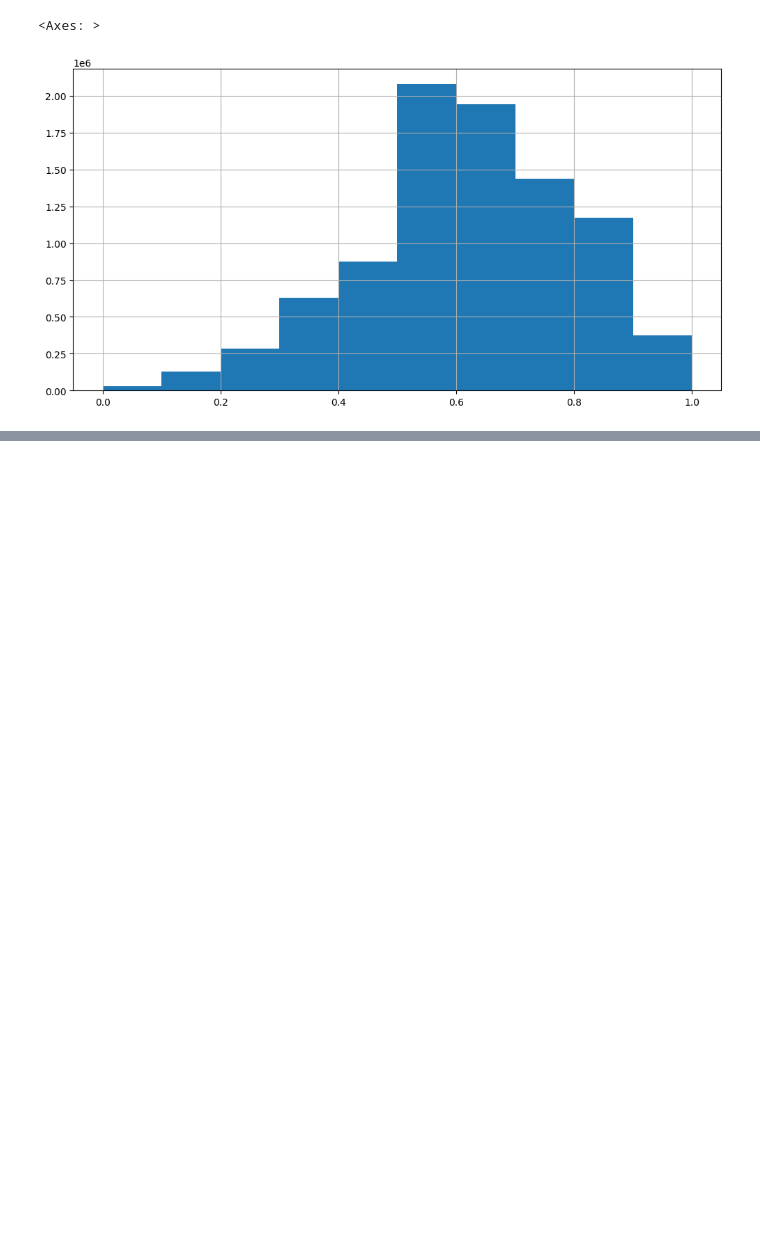
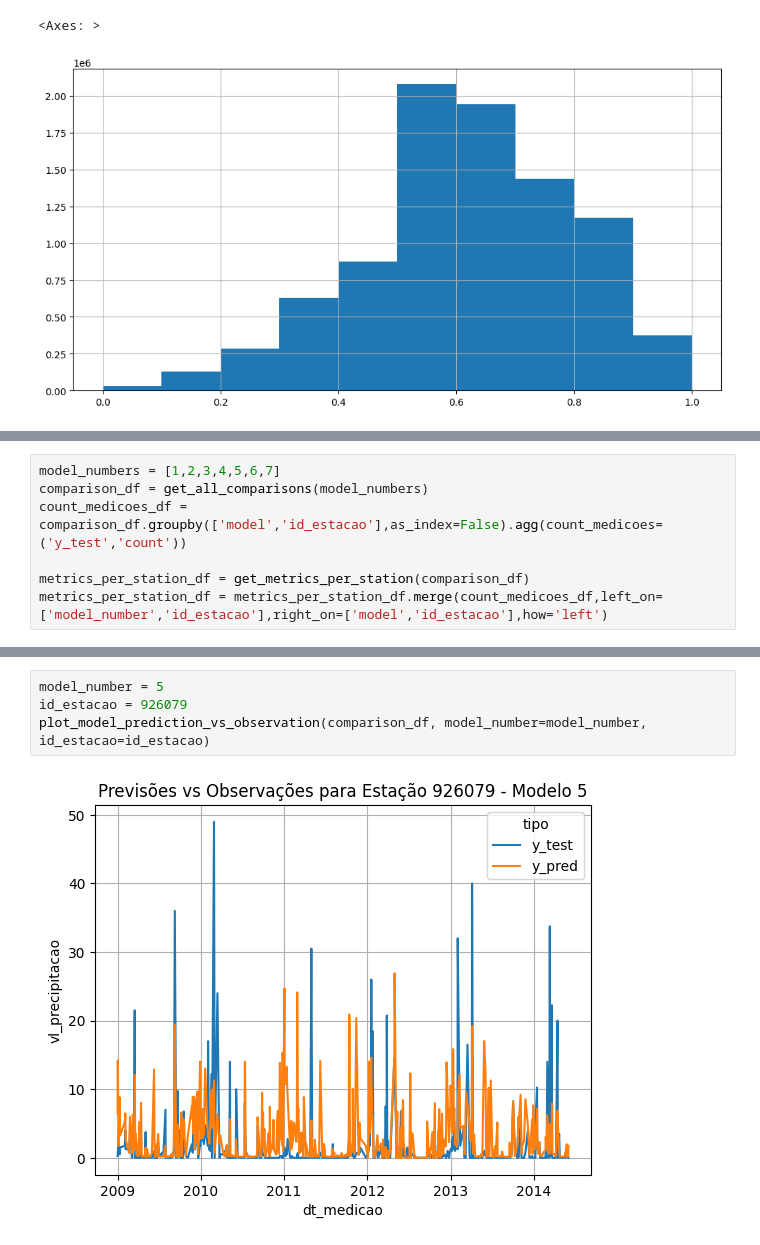
Before and after one commit to mateus-santos-rocha/doutorado, a Jupyter notebook: 3.modelling.ipynb, the cells around one changed output, grey strips where cells are left out. Saved outputs shown, nothing was run; the diff lists cells and outputs as text; blank space fills up the shorter version.

Commit message:
comparacoes por estacao

```diff
--- a/3.modelling.ipynb
+++ b/3.modelling.ipynb
@@ -534,0 +579,7 @@ df_all.loc[df_all['model']=='model_4']['vl_prioridade_vizinha'].hist(bins=10, fi
+# %%
+model_numbers = [1,2,3,4,5,6,7]
+comparison_df = get_all_comparisons(model_numbers)
+count_medicoes_df = comparison_df.groupby(['model','id_estacao'],as_index=False).agg(count_medicoes=('y_test','count'))
+
+metrics_per_station_df = get_metrics_per_station(comparison_df)
+metrics_per_station_df = metrics_per_station_df.merge(count_medicoes_df,left_on=['model_number','id_estacao'],right_on=['model','id_estacao'],how='left')
@@ -534,0 +602,6 @@ df_all.loc[df_all['model']=='model_4']['vl_prioridade_vizinha'].hist(bins=10, fi
+# %%
+model_number = 5
+id_estacao = 926079
+plot_model_prediction_vs_observation(comparison_df, model_number=model_number, id_estacao=id_estacao)
+# %% [output]
+[figure, added]
```
Also changed, not shown: parts of 10 cells of this notebook, 2 other files.
